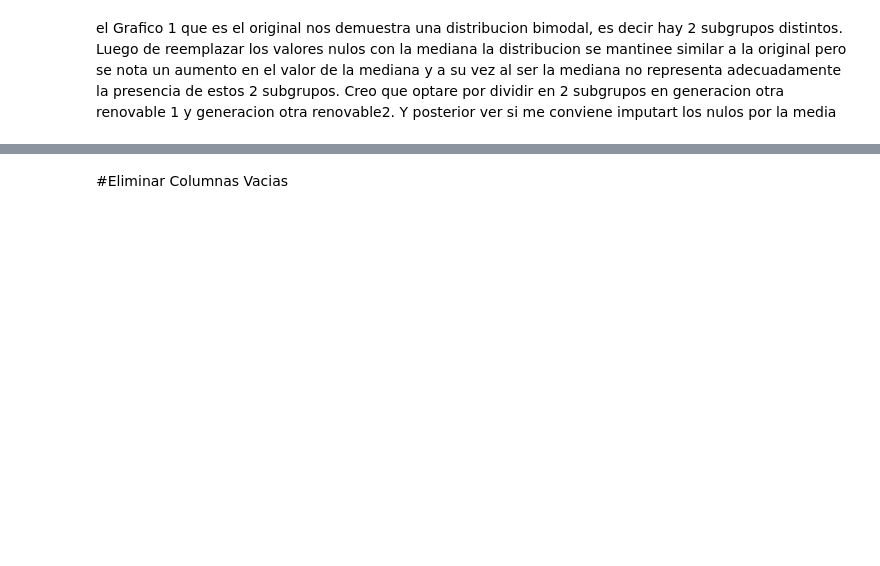
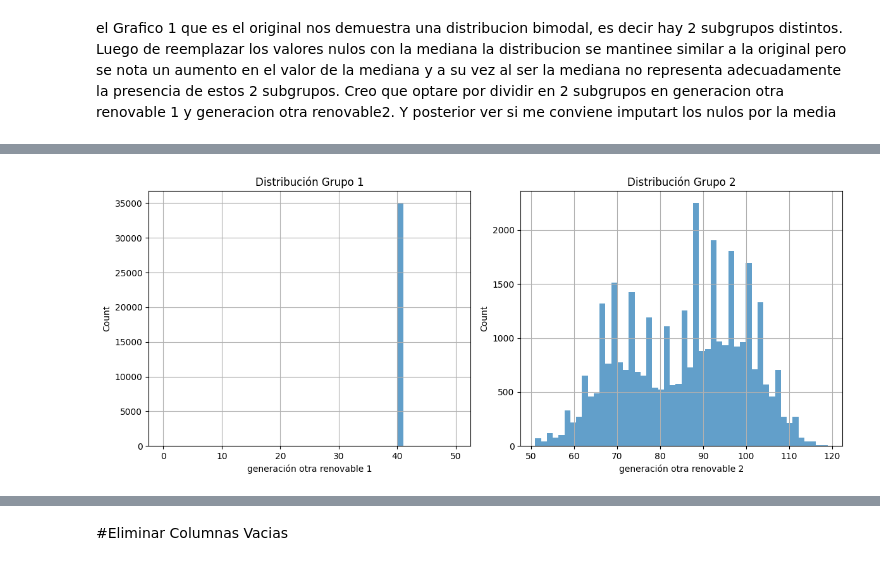
Before and after one commit to Rociosamudio/Machine-Learning-Data-Science-II, a Jupyter notebook: actividad_práctica_APIS_"LizRocio_SamudioRuiz”.ipynb, the cells around one changed output, grey strips where cells are left out. Saved outputs shown, nothing was run; the diff lists cells and outputs as text; code cells hidden in the pictures; blank space fills up the shorter version.

```diff
--- a/actividad_práctica_APIS_"LizRocio_SamudioRuiz”.ipynb
+++ b/actividad_práctica_APIS_"LizRocio_SamudioRuiz”.ipynb
@@ -435,0 +458,21 @@ print(df_copia[['generación otra renovable', 'grupo']].head())
+# %%
+# 2. Crear la figura y los subplots
+fig, axes = plt.subplots(1, 2, figsize=(12, 5))
+
+# 3. Graficar la distribución de 'generación otra renovable 1'
+df['generación otra renovable 1'].hist(ax=axes[0], bins=50, alpha=0.7, label='Grupo 1')
+axes[0].set_title('Distribución Grupo 1')
+axes[0].set_xlabel('generación otra renovable 1')
+axes[0].set_ylabel('Count')
+
+# 4. Graficar la distribución de 'generación otra renovable 2'
+df['generación otra renovable 2'].hist(ax=axes[1], bins=50, alpha=0.7, label='Grupo 2')
+axes[1].set_title('Distribución Grupo 2')
+axes[1].set_xlabel('generación otra renovable 2')
+axes[1].set_ylabel('Count')
+
+# 5. Mostrar los gráficos
+plt.tight_layout()
+plt.show()
+# %% [output]
+[figure, added]
```
Also changed, not shown: parts of 23 cells of this notebook.
